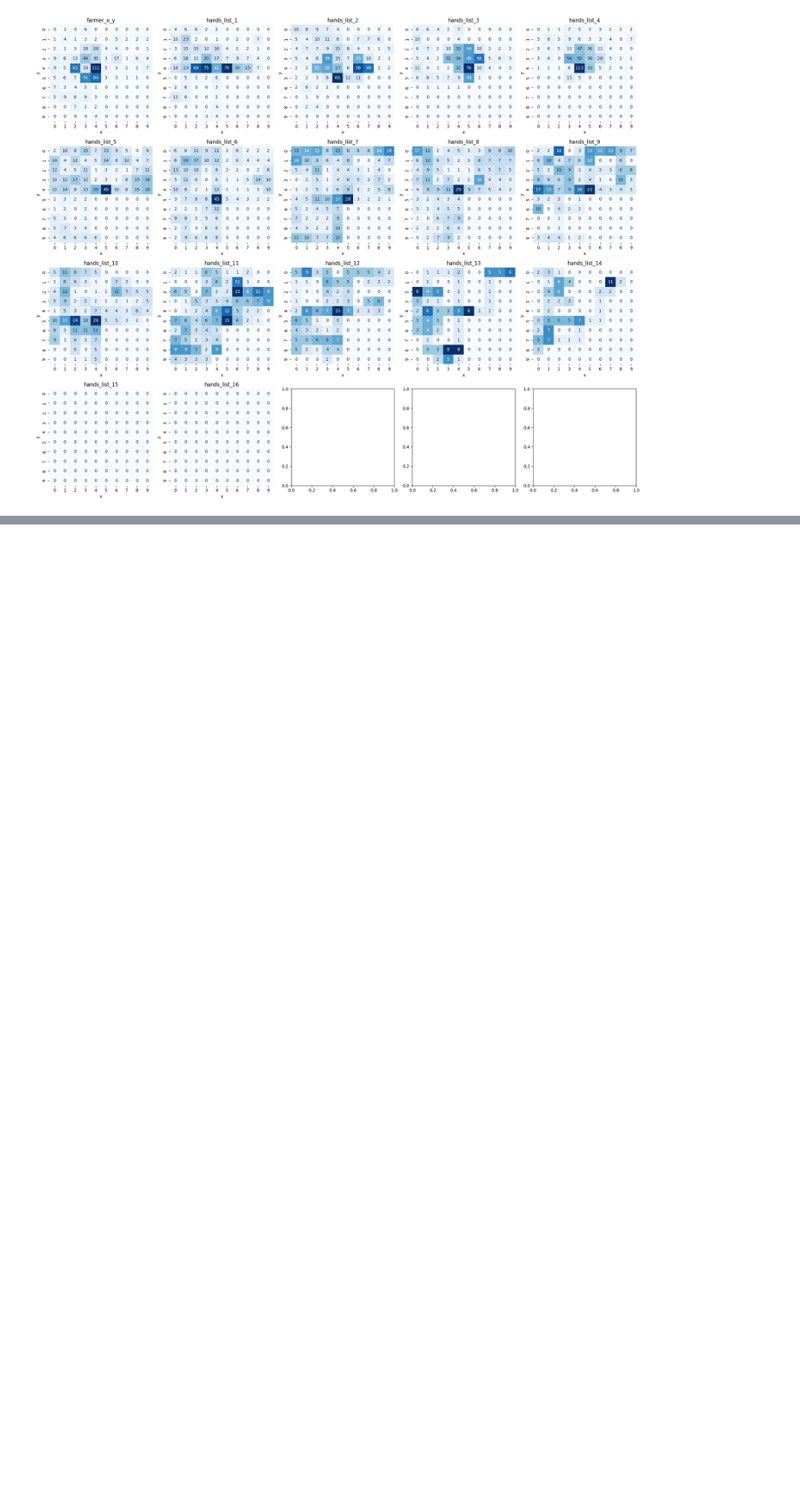
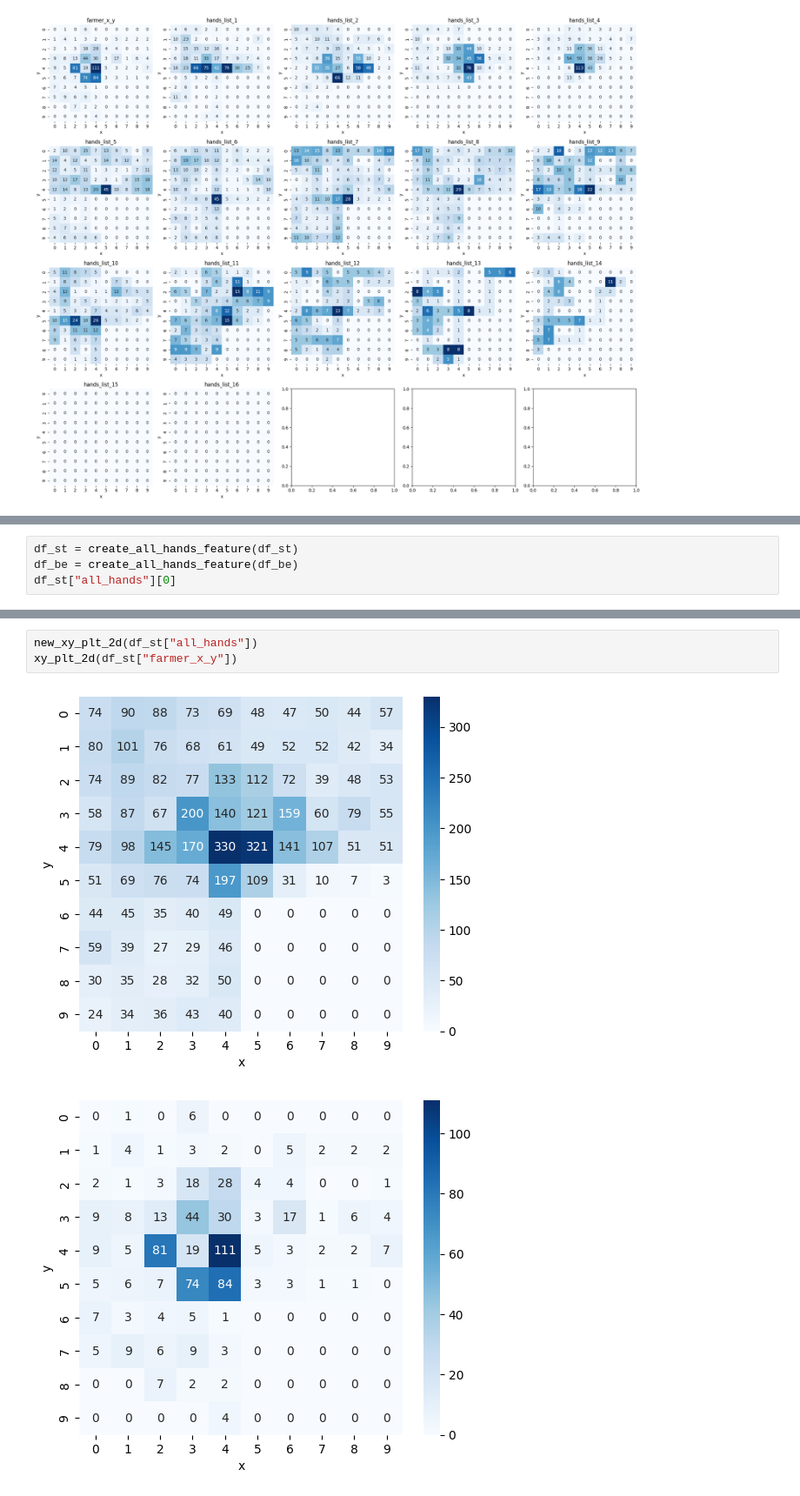
Before and after one commit to kenkenkengo0421/Kaggriculture, a Jupyter notebook: Kaggriculture_Movements_in_the_top_xx%/Spatial_Entropy.ipynb, the cells around one changed output, grey strips where cells are left out. Shown at 87% size. Cells and saved outputs as stored; diff of their text form; blank space fills up the shorter version.

```diff
--- a/Kaggriculture_Movements_in_the_top_xx%/Spatial_Entropy.ipynb
+++ b/Kaggriculture_Movements_in_the_top_xx%/Spatial_Entropy.ipynb
@@ -180,0 +219,4 @@ print("初心者の最終所持金:", df_be["money"].iloc[-1])
+# %%
+df_st = create_all_hands_feature(df_st)
+df_be = create_all_hands_feature(df_be)
+df_st["all_hands"][0]
@@ -180,0 +244,6 @@ print("初心者の最終所持金:", df_be["money"].iloc[-1])
+# %%
+new_xy_plt_2d(df_st["all_hands"])
+xy_plt_2d(df_st["farmer_x_y"])
+# %% [output]
+[figure, added]
+[figure, added]
```
Also changed, not shown: parts of 18 cells of this notebook, 1 other file.
